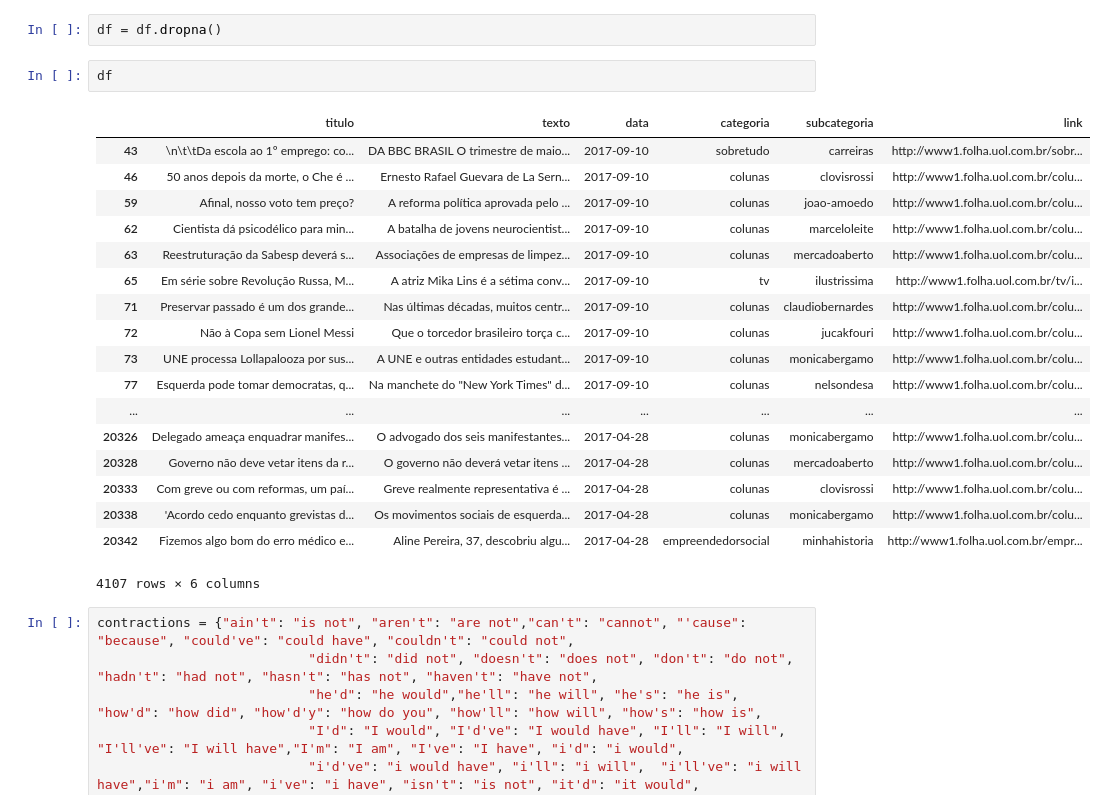
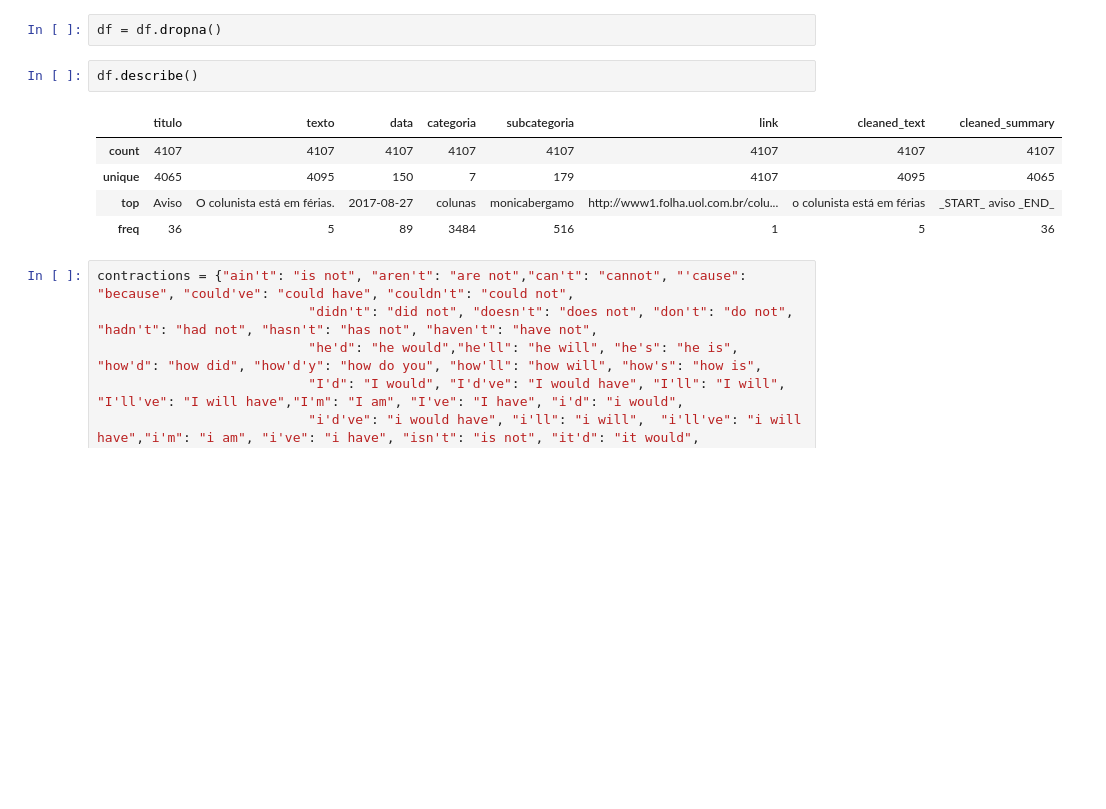
Before and after one commit to EdsonYamamoto/ProjetoInteligenciaArtificialSumarizacaoTexto, a Jupyter notebook: main.ipynb, the cells around one changed output. Cells and saved outputs as stored; diff of their text form; blank space fills up the shorter version.

```diff
--- a/main.ipynb
+++ b/main.ipynb
@@ -59,26 +59,13 @@ dtype: int64
 # %%
 df = df.dropna()
 # %%
-df
+df.describe()
 # %% [output]
-|  | titulo | texto | data | categoria | subcategoria | link |
-| 43 | \n\t\tDa escola ao 1º emprego: co... | DA BBC BRASIL O trimestre de maio... | 2017-09-10 | sobretudo | carreiras | http://www1.folha.uol.com.br/sobr... |
-| 46 | 50 anos depois da morte, o Che é ... | Ernesto Rafael Guevara de La Sern... | 2017-09-10 | colunas | clovisrossi | http://www1.folha.uol.com.br/colu... |
-| 59 | Afinal, nosso voto tem preço? | A reforma política aprovada pelo ... | 2017-09-10 | colunas | joao-amoedo | http://www1.folha.uol.com.br/colu... |
-| 62 | Cientista dá psicodélico para min... | A batalha de jovens neurocientist... | 2017-09-10 | colunas | marceloleite | http://www1.folha.uol.com.br/colu... |
-| 63 | Reestruturação da Sabesp deverá s... | Associações de empresas de limpez... | 2017-09-10 | colunas | mercadoaberto | http://www1.folha.uol.com.br/colu... |
-| 65 | Em série sobre Revolução Russa, M... | A atriz Mika Lins é a sétima conv... | 2017-09-10 | tv | ilustrissima | http://www1.folha.uol.com.br/tv/i... |
-| 71 | Preservar passado é um dos grande... | Nas últimas décadas, muitos centr... | 2017-09-10 | colunas | claudiobernardes | http://www1.folha.uol.com.br/colu... |
-| 72 | Não à Copa sem Lionel Messi | Que o torcedor brasileiro torça c... | 2017-09-10 | colunas | jucakfouri | http://www1.folha.uol.com.br/colu... |
-| 73 | UNE processa Lollapalooza por sus... | A UNE e outras entidades estudant... | 2017-09-10 | colunas | monicabergamo | http://www1.folha.uol.com.br/colu... |
-| 77 | Esquerda pode tomar democratas, q... | Na manchete do "New York Times" d... | 2017-09-10 | colunas | nelsondesa | http://www1.folha.uol.com.br/colu... |
-| ... | ... | ... | ... | ... | ... | ... |
-| 20326 | Delegado ameaça enquadrar manifes... | O advogado dos seis manifestantes... | 2017-04-28 | colunas | monicabergamo | http://www1.folha.uol.com.br/colu... |
-| 20328 | Governo não deve vetar itens da r... | O governo não deverá vetar itens ... | 2017-04-28 | colunas | mercadoaberto | http://www1.folha.uol.com.br/colu... |
-| 20333 | Com greve ou com reformas, um paí... | Greve realmente representativa é ... | 2017-04-28 | colunas | clovisrossi | http://www1.folha.uol.com.br/colu... |
-| 20338 | 'Acordo cedo enquanto grevistas d... | Os movimentos sociais de esquerda... | 2017-04-28 | colunas | monicabergamo | http://www1.folha.uol.com.br/colu... |
-| 20342 | Fizemos algo bom do erro médico e... | Aline Pereira, 37, descobriu algu... | 2017-04-28 | empreendedorsocial | minhahistoria | http://www1.folha.uol.com.br/empr... |
+|  | titulo | texto | data | categoria | subcategoria | link | cleaned_text | cleaned_summary |
+| count | 4107 | 4107 | 4107 | 4107 | 4107 | 4107 | 4107 | 4107 |
+| unique | 4065 | 4095 | 150 | 7 | 179 | 4107 | 4095 | 4065 |
+| top | Aviso | O colunista está em férias. | 2017-08-27 | colunas | monicabergamo | http://www1.folha.uol.com.br/colu... | o colunista está em férias | _START_ aviso _END_ |
+| freq | 36 | 5 | 89 | 3484 | 516 | 1 | 5 | 36 |
-4107 rows × 6 columns
 # %%
 contractions = {"ain't": "is not", "aren't": "are not","can't": "cannot", "'cause": "because", "could've": "could have", "couldn't": "could not",
                            "didn't": "did not", "doesn't": "does not", "don't": "do not", "hadn't": "had not", "hasn't": "has not", "haven't": "have not",
```
Also changed, not shown: parts of 8 cells of this notebook.
